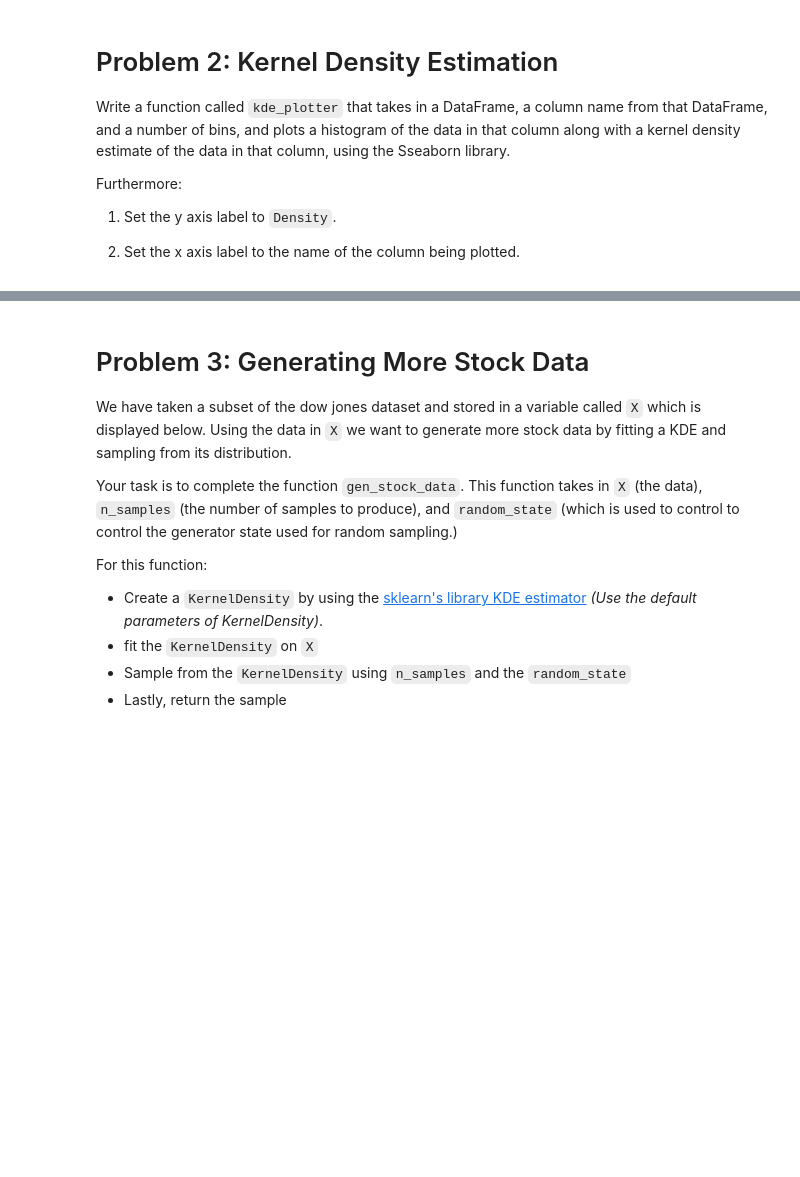
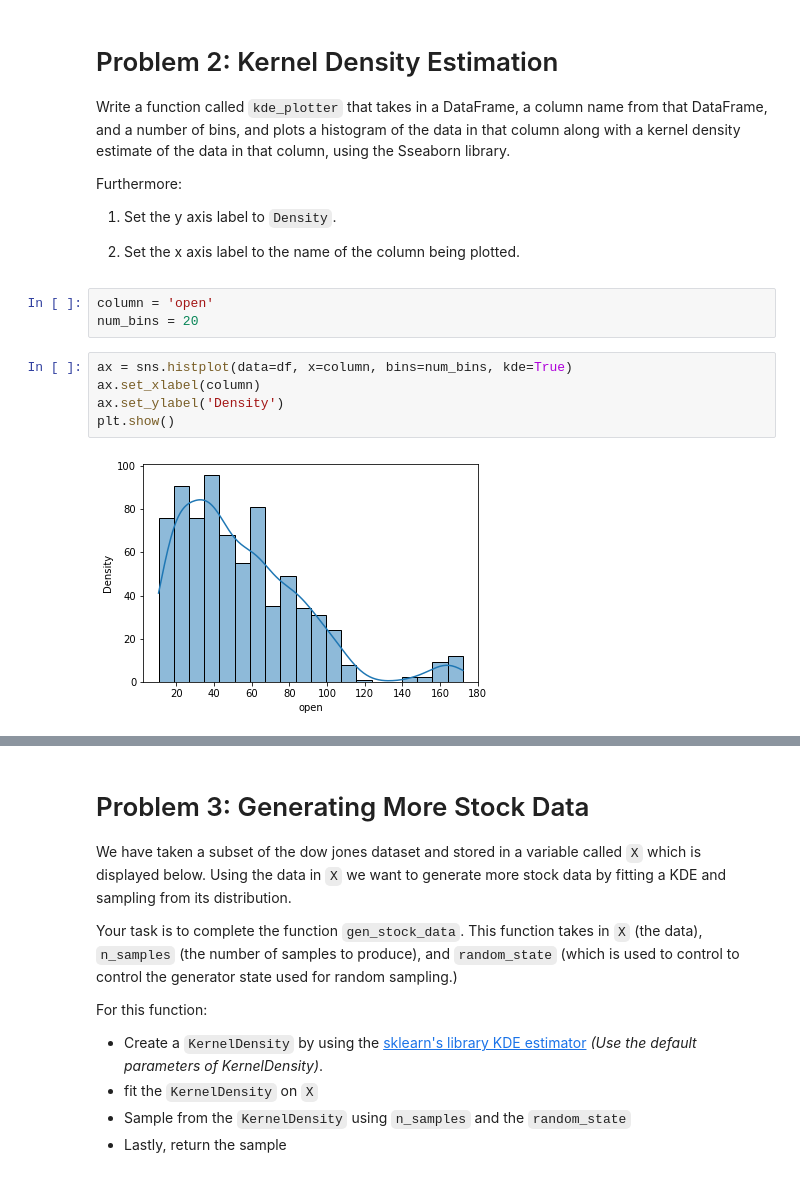
Before and after one commit to dennislamcv1/UoIDAA1, a Jupyter notebook: m8_assignment.ipynb, the cells around one changed output, grey strips where cells are left out. Cells and saved outputs as stored; diff of their text form; blank space fills up the shorter version.

```diff
--- a/m8_assignment.ipynb
+++ b/m8_assignment.ipynb
@@ -77,3 +110,13 @@ Furthermore:
 1. Set the y axis label to `Density`.
 
 2. Set the x axis label to the name of the column being plotted.
+# %%
+column = 'open'
+num_bins = 20
+# %%
+ax = sns.histplot(data=df, x=column, bins=num_bins, kde=True)
+ax.set_xlabel(column)
+ax.set_ylabel('Density')
+plt.show()
+# %% [output]
+[figure, added]
```
Also changed, not shown: parts of 18 cells of this notebook, 4 other files.
